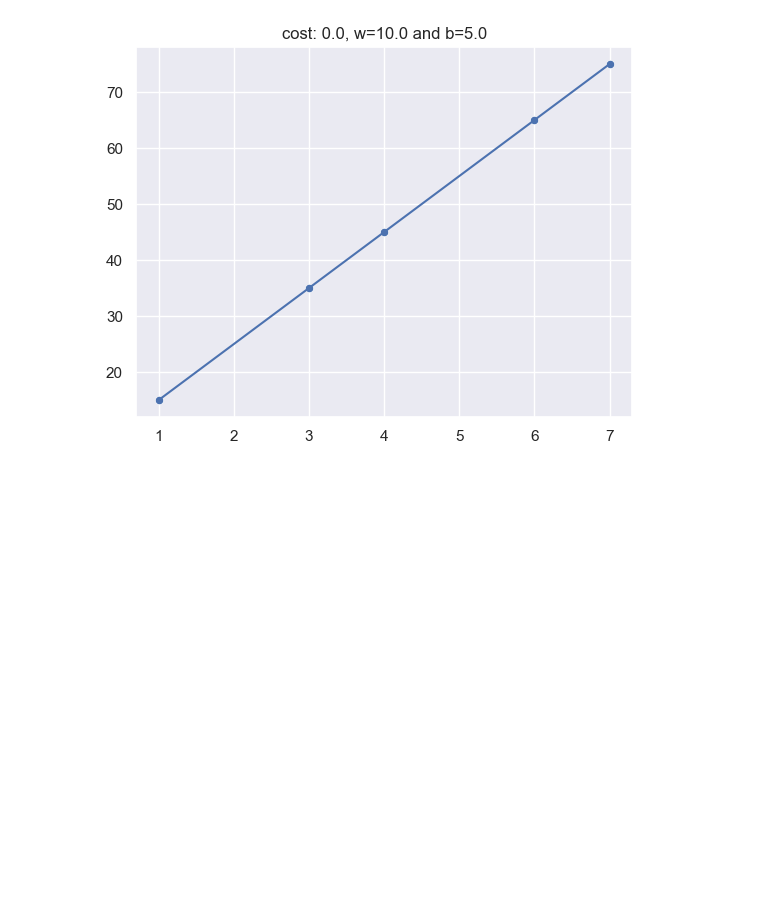
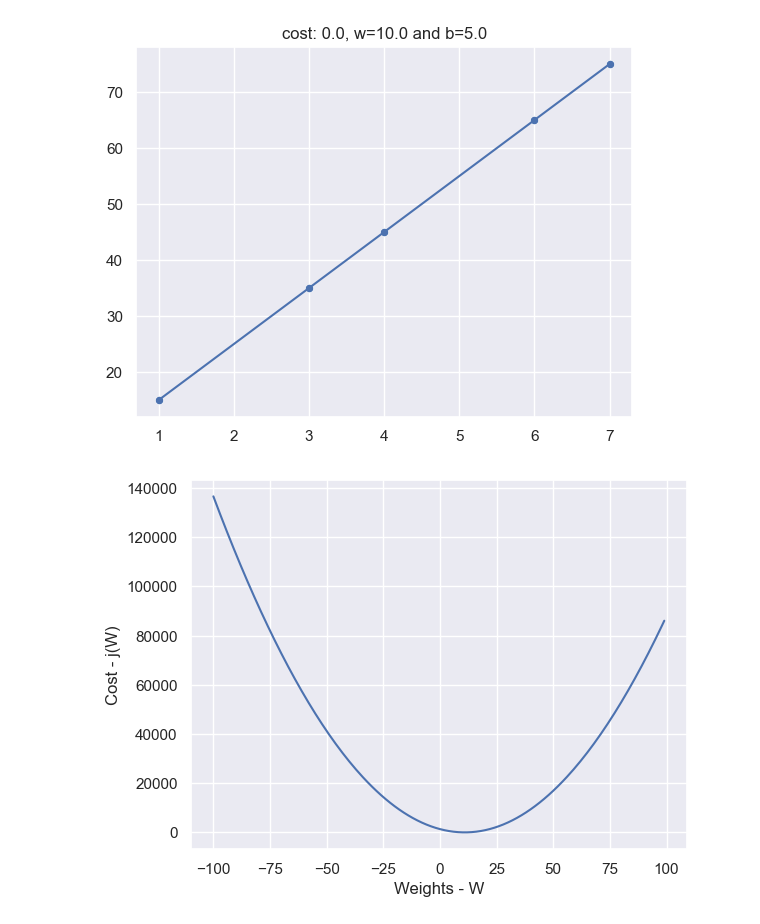
Before and after one commit to Alamin-refat/Phitron_ML_Course, a Jupyter notebook: week 7/Module 10-Simple Linear Regression Implementation And Gradient Decent/simple_linear_regression_implementation.ipynb, the cells around one changed output. Saved outputs shown, nothing was run; the diff lists cells and outputs as text; code cells hidden in the pictures; blank space fills up the shorter version.

Commit message:
idea of cost minimization

```diff
--- a/week 7/Module 10-Simple Linear Regression Implementation And Gradient Decent/simple_linear_regression_implementation.ipynb
+++ b/week 7/Module 10-Simple Linear Regression Implementation And Gradient Decent/simple_linear_regression_implementation.ipynb
@@ -127,3 +127,19 @@ plt.title(f"cost: {compute_cost(X,y,w=w,b=b)}, w={w} and b={b}")
 plt.show()
 # %% [output]
 [figure]
+# %%
+w = []
+cost= []
+
+for i in range(-100,100):
+    cost_i = compute_cost(X,y,w=i,b=0)
+    w.append(i)
+    cost.append(cost_i)
+
+plt.plot(w,cost)
+plt.xlabel("Weights - W")
+plt.ylabel("Cost - j(W)")
+
+plt.show()
+# %% [output]
+[figure, added]
```
